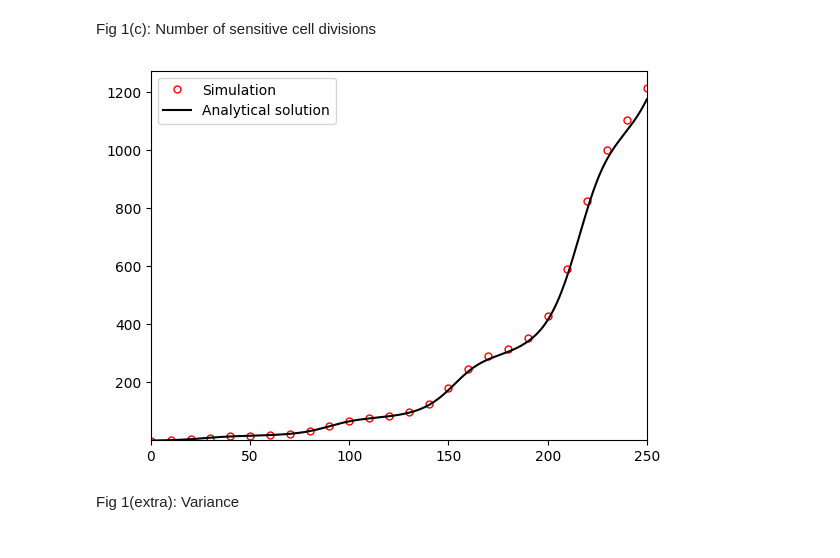
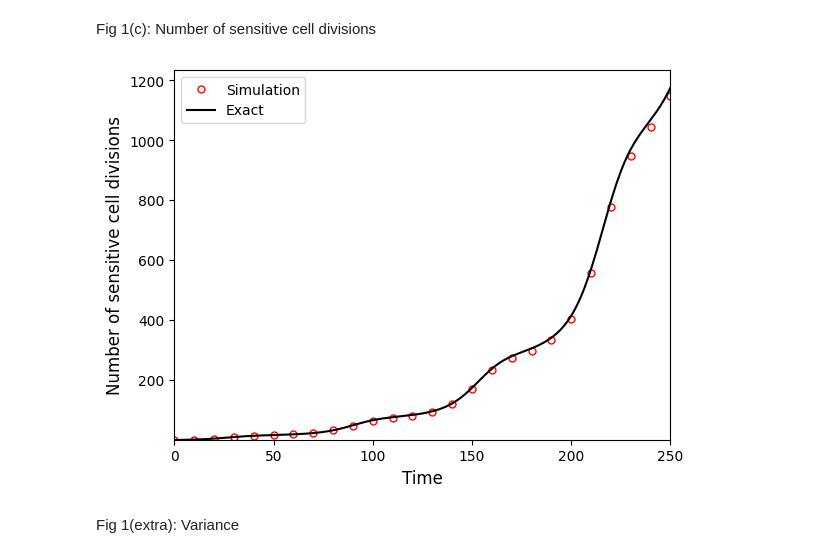
Before and after one commit to colmmcc2000/RSCAM_Group_11, a Jupyter notebook: code_RSCAM.ipynb, the cells around one changed output. Saved outputs shown, nothing was run; the diff lists cells and outputs as text; code cells hidden in the pictures.

```diff
--- a/code_RSCAM.ipynb
+++ b/code_RSCAM.ipynb
@@ -55,7 +52,8 @@ Fig 1(a): E[Y(t)]: Expected number of sensitive cells for a single-type non-homo
 This is the analytical approximation $$E[Y(t)] = Z_0exp[\int_0^t (\lambda (\tau ) - \mu (\tau )) d \tau ]$$
 lambda and mu are given in the function example_rates_single as above
 # %%
-N = 5000 #Number of trials
+#Need 10000+ trials to get an accurate figure. Can take oer 10 minutes
+N = 10000 #Number of trials
 fig = plt.figure(figsize=(8, 3))
 grid, mean_pop, mean_divs, var = get_mean_trajectory_single(N, 250, 1, example_rates_single, 0.3)
 plt.plot(grid, mean_pop, 'o', markevery = 10, markersize = 5,
@@ -64,5 +62,10 @@ plt.plot(vals, store, c = 'black', linestyle = '-', label = 'Exact')
 plt.legend()
 plt.xlim(0, 250)
 plt.ylim(0, None)
+plt.xlabel('Time', fontsize=12)
+plt.ylabel('E[Z(t)]', fontsize=12)
+
+#uncomment to overwrite figure
+plt.savefig('Figs/single_type_population.pdf', format='pdf', bbox_inches='tight', dpi=300)
 plt.show()
 # %% [output]
@@ -91,13 +99,17 @@ Fig 1(c): Number of sensitive cell divisions
 # %%
 plt.plot(grid, mean_divs,'o', markevery = 10, markersize = 5, fillstyle = 'none',
          c = 'red', label = f'Simulation' )
-plt.plot(vals_c, store_c, c = 'black', linestyle = '-', label = 'Analytical solution')
+plt.plot(vals_c, store_c, c = 'black', linestyle = '-', label = 'Exact')
 plt.legend()
 plt.xlim(0, 250)
 plt.ylim(1, None)
+plt.xlabel('Time', fontsize=12)
+plt.ylabel('Number of sensitive cell divisions', fontsize=12)
+#uncomment to overwrite figure
+plt.savefig('Figs/single_type_divisions.pdf', format='pdf', bbox_inches='tight', dpi=300)
 plt.show()
 # %% [output]
-[figure, old version]
+[figure, new version]
 # %% [markdown]
 Fig 1(extra): Variance
 # %%
```
Also changed, not shown: parts of 6 cells of this notebook, 5 other files.
